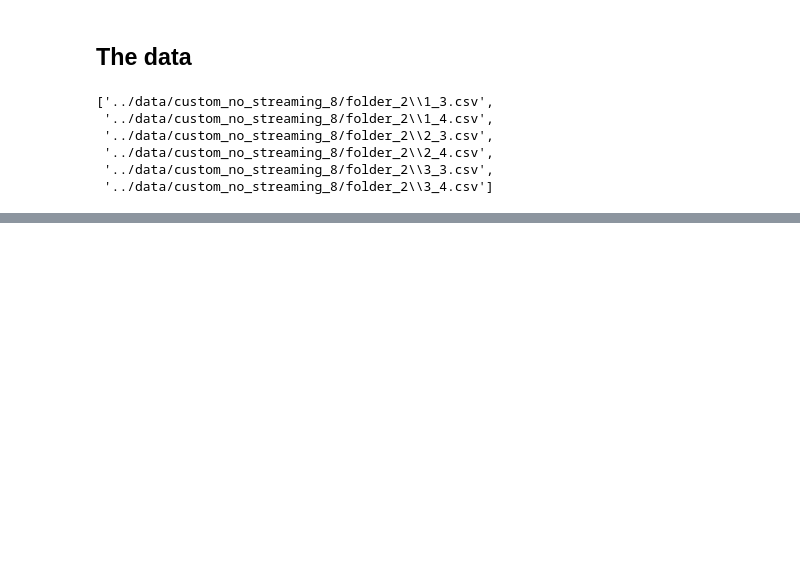
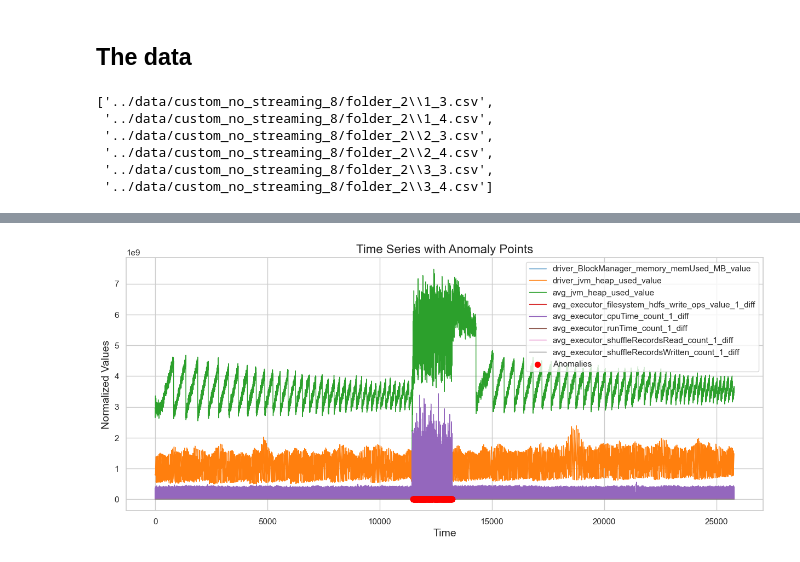
Before and after one commit to Yedson54/project-exstream, a Jupyter notebook: notebooks/extension.ipynb, the cells around one changed output, grey strips where cells are left out. Saved outputs shown, nothing was run; the diff lists cells and outputs as text; code cells hidden in the pictures; blank space fills up the shorter version.

```diff
--- a/notebooks/extension.ipynb
+++ b/notebooks/extension.ipynb
@@ -61,10 +74,10 @@ from sklearn.preprocessing import StandardScaler
 
 # Charger les données
 # Assurez-vous que votre fichier CSV est correctement formaté et accessible
-df = anomaly_df.copy()
+df = anomaly_df[anomaly_df['trace_id'] == '1_3'].copy()
 
 # Sélectionner les colonnes numériques pertinentes (exclure 'time' et 'trace_id')
-cols = df.columns[2:]
+cols = df.columns[3:]
 
 # Normaliser les données
 scaler = StandardScaler()
@@ -85,16 +98,20 @@ autoencoder = Model(inputs, decoded)
 autoencoder.compile(optimizer=Adam(learning_rate=0.001), loss='mse')
 
 # Entraîner le modèle
-autoencoder.fit(data, data, epochs=50, batch_size=128, validation_split=0.2, shuffle=True)
+autoencoder.fit(data, data, epochs=20, batch_size=128, validation_split=0.2, shuffle=True)
 
 # Prédire les données reconstruites
 predictions = autoencoder.predict(data)
 
 # Calculer l'erreur de reconstruction
 mse = np.mean(np.power(data - predictions, 2), axis=1)
-error_df = pd.DataFrame({'Reconstruction_error': mse[:,0], 'True_class': df['label']})
+error_df = pd.DataFrame({'Reconstruction_error': mse[:,0]})
 
 # Identifier les anomalies (Vous pouvez définir un seuil d'erreur)
 threshold = np.percentile(error_df.Reconstruction_error.values, 95)
 anomalies = error_df[error_df.Reconstruction_error > threshold]
+
+# calculer le pourcentage d'anomalies
+anomaly_ratio = 100*anomalies.shape[0] / error_df.shape[0]
+print('Pourcentage d\'anomalies: ', anomaly_ratio)
 # %% [output]
@@ -118,0 +236,33 @@ KeyError: 'label'
+# %%
+import matplotlib.pyplot as plt
+import seaborn as sns
+
+# Set the Seaborn style for better aesthetics
+sns.set(style='whitegrid')
+
+# Define color palette for the time series
+colors = sns.color_palette('tab10', len(cols))
+
+# Create a figure and axis for the plot
+plt.figure(figsize=(15, 6))
+ax = plt.gca()
+
+# Plot each time series with a thinner line
+for i, col in enumerate(cols):
+    ax.plot(df['time'], df[col], color=colors[i], linewidth=1, label=col)
+
+# Highlight anomaly points with red color
+ax.scatter(anomalies['time'], df.loc[anomalies.index, cols[0]], color='red', s=50, label='Anomalies', zorder=5)
+
+# Set title and labels with appropriate font sizes
+ax.set_title('Time Series with Anomaly Points', fontsize=16)
+ax.set_xlabel('Time', fontsize=14)
+ax.set_ylabel('Normalized Values', fontsize=14)
+
+# Place the legend in the upper right corner of the plot
+ax.legend(loc='upper right', frameon=True)
+
+# Display the plot
+plt.show()
+# %% [output]
+[figure, added]
```
Also changed, not shown: parts of 4 cells of this notebook.
